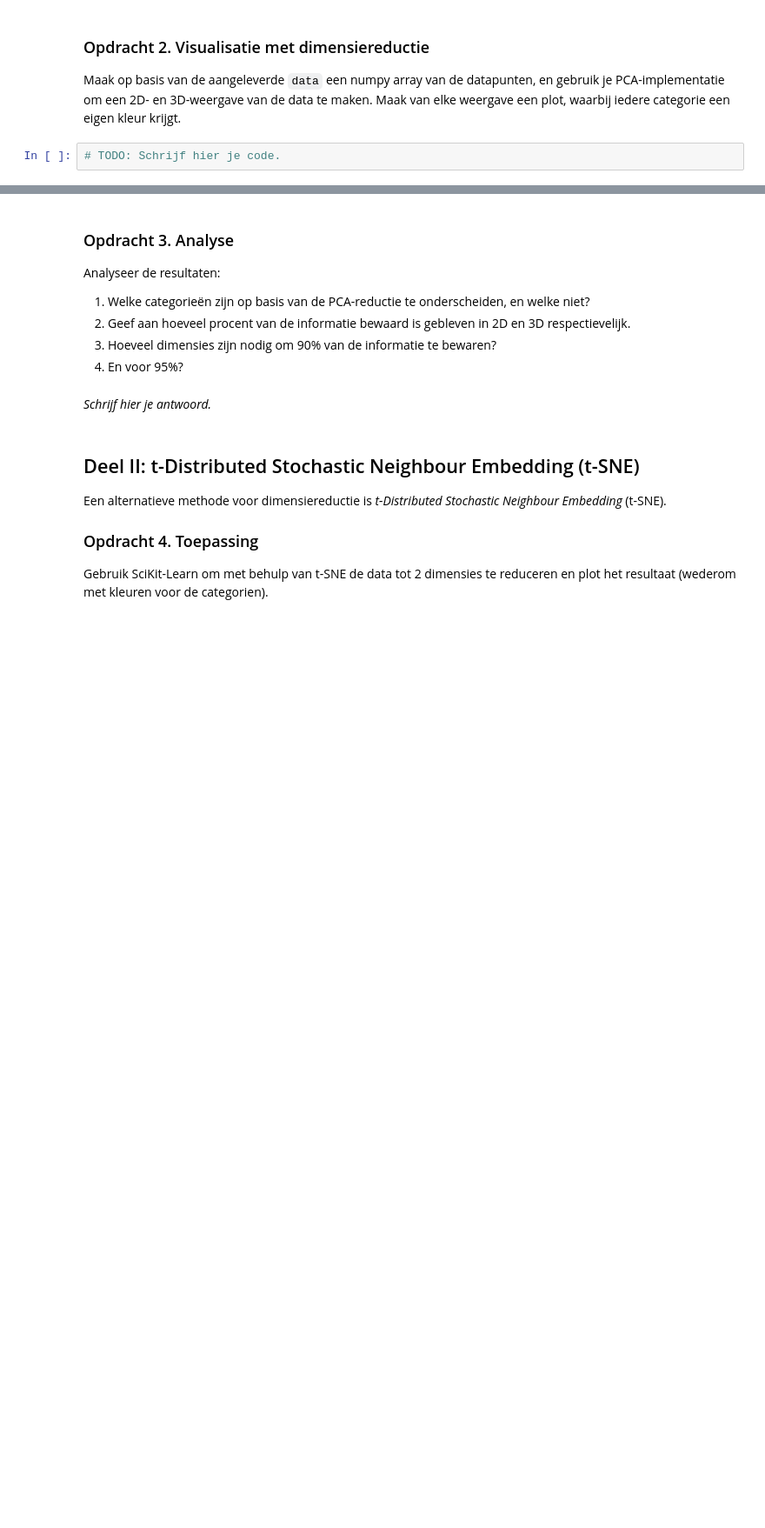
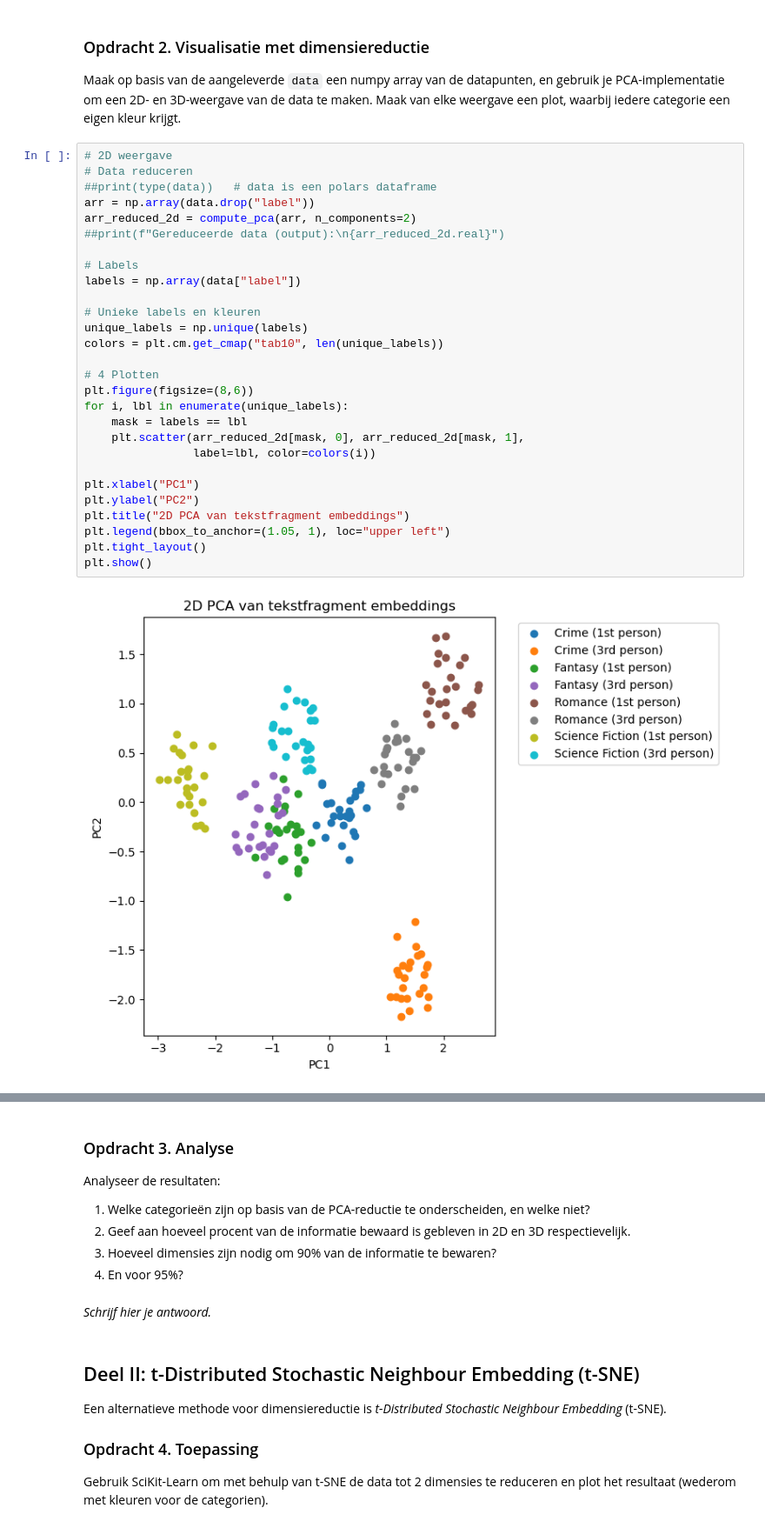
Before and after one commit to GitMathijs/la-ii-dimensionaliteitsreductie-GitMathijs, a Jupyter notebook: dimensionality.ipynb, the cells around one changed output, grey strips where cells are left out. Shown at 87% size. Drawn from its saved outputs; the diff is of its cells as text; blank space fills up the shorter version.

Commit message:
2d en 3d plots

```diff
--- a/dimensionality.ipynb
+++ b/dimensionality.ipynb
@@ -166,5 +154,33 @@ In dit geval is het dus ideaal om naar 2 dimensies te reduceren, zoals in de voo
 
 Maak op basis van de aangeleverde `data` een numpy array van de datapunten, en gebruik je PCA-implementatie om een 2D- en 3D-weergave van de data te maken. Maak van elke weergave een plot, waarbij iedere categorie een eigen kleur krijgt.
 # %%
-# TODO: Schrijf hier je code.
+# 2D weergave
+# Data reduceren
+##print(type(data))   # data is een polars dataframe
+arr = np.array(data.drop("label"))
+arr_reduced_2d = compute_pca(arr, n_components=2)
+##print(f"Gereduceerde data (output):\n{arr_reduced_2d.real}")
+
+# Labels
+labels = np.array(data["label"])
+
+# Unieke labels en kleuren
+unique_labels = np.unique(labels)
+colors = plt.cm.get_cmap("tab10", len(unique_labels))
+
+# 4 Plotten
+plt.figure(figsize=(8,6))
+for i, lbl in enumerate(unique_labels):
+    mask = labels == lbl
+    plt.scatter(arr_reduced_2d[mask, 0], arr_reduced_2d[mask, 1],
+                label=lbl, color=colors(i))
+
+plt.xlabel("PC1")
+plt.ylabel("PC2")
+plt.title("2D PCA van tekstfragment embeddings")
+plt.legend(bbox_to_anchor=(1.05, 1), loc="upper left")
+plt.tight_layout()
+plt.show()
+# %% [output]
+[figure, added]
 # %%
```
Also changed, not shown: parts of 5 cells of this notebook.
